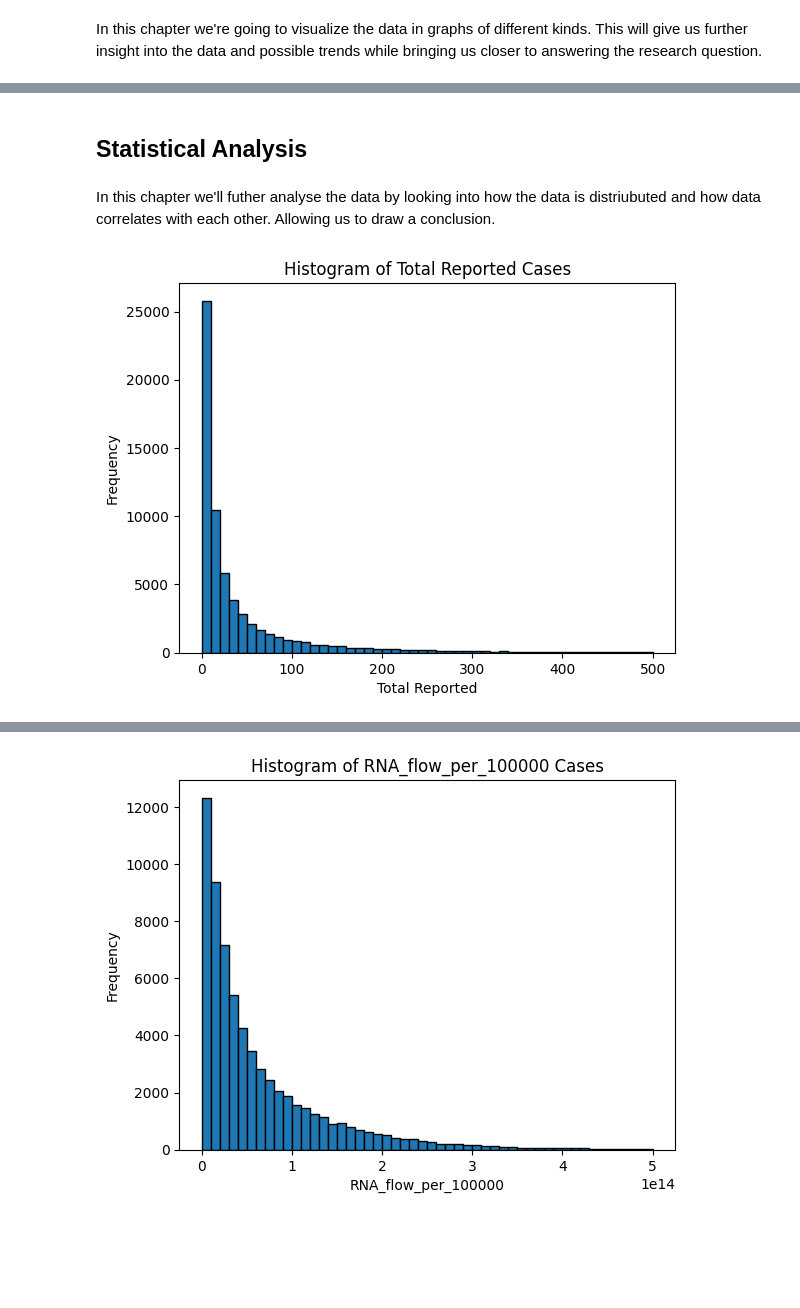
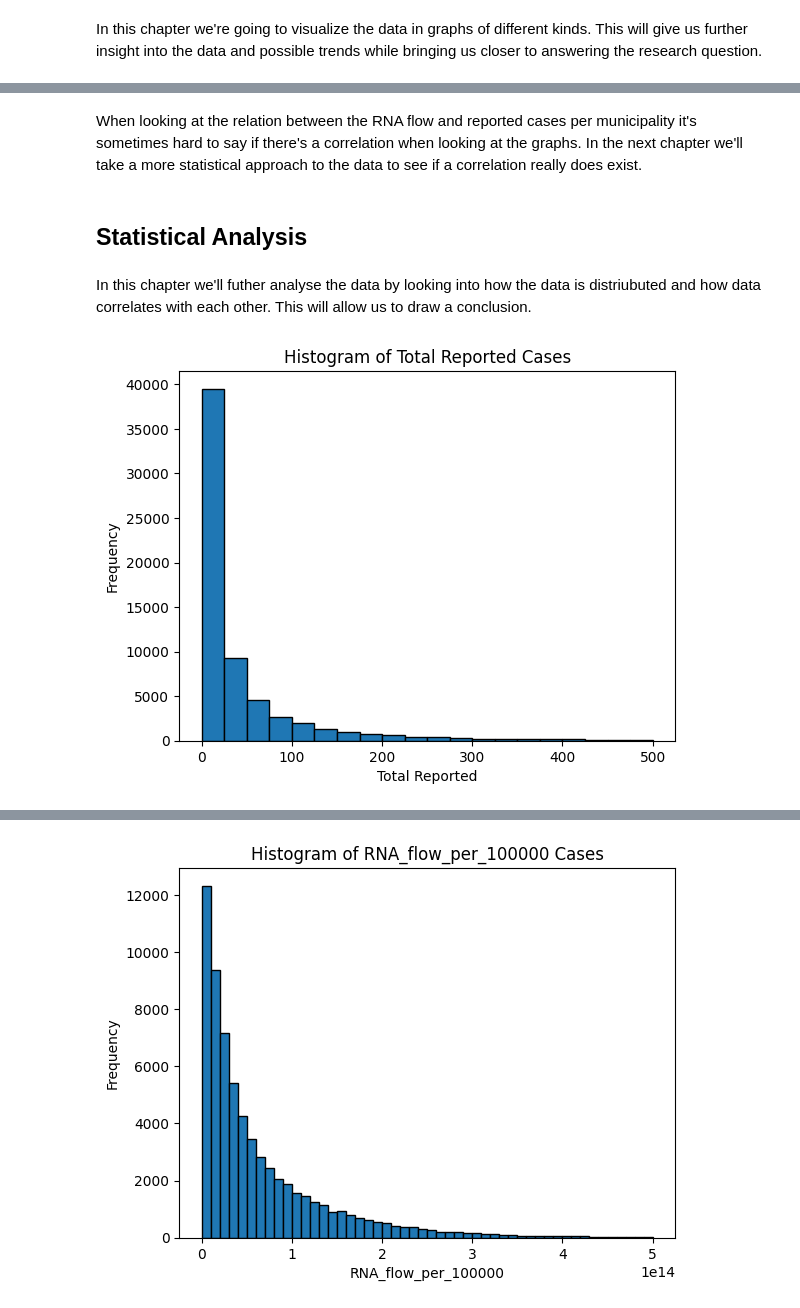
Before and after one commit to PRiesebos/PROG1Final, a Jupyter notebook: code/FinalAssignmentProg1_PeterRiesebos_360567.ipynb, the cells around one changed output, grey strips where cells are left out. Saved outputs shown, nothing was run; the diff lists cells and outputs as text; code cells hidden in the pictures; blank space fills up the shorter version.

```diff
--- a/code/FinalAssignmentProg1_PeterRiesebos_360567.ipynb
+++ b/code/FinalAssignmentProg1_PeterRiesebos_360567.ipynb
@@ -751,17 +835,19 @@ plt.show()
+# %% [markdown]
+When looking at the relation between the RNA flow and reported cases per municipality it's sometimes hard to say if there's a correlation when looking at the graphs. In the next chapter we'll take a more statistical approach to the data to see if a correlation really does exist.
 # %% [markdown]
 ## Statistical Analysis <a id="paragraph5"></a>
 # %% [markdown]
-In this chapter we'll futher analyse the data by looking into how the data is distriubuted and how data correlates with each other. Allowing us to draw a conclusion.
+In this chapter we'll futher analyse the data by looking into how the data is distriubuted and how data correlates with each other. This will allow us to draw a conclusion.
 # %%
 # Create a histogram
-plt.hist(df['Total_reported'], bins=50, range=(0,500), edgecolor='black')
+plt.hist(df['Total_reported'], bins=20, range=(0,500), edgecolor='black')
 
 # Set labels and title
 plt.xlabel('Total Reported')
 plt.ylabel('Frequency')
 plt.title('Histogram of Total Reported Cases')
 
 # Display the histogram
 plt.show()
 # %% [output]
-[figure, old version]
+[figure, new version]
```
Also changed, not shown: parts of 26 cells of this notebook, 1 other file.
